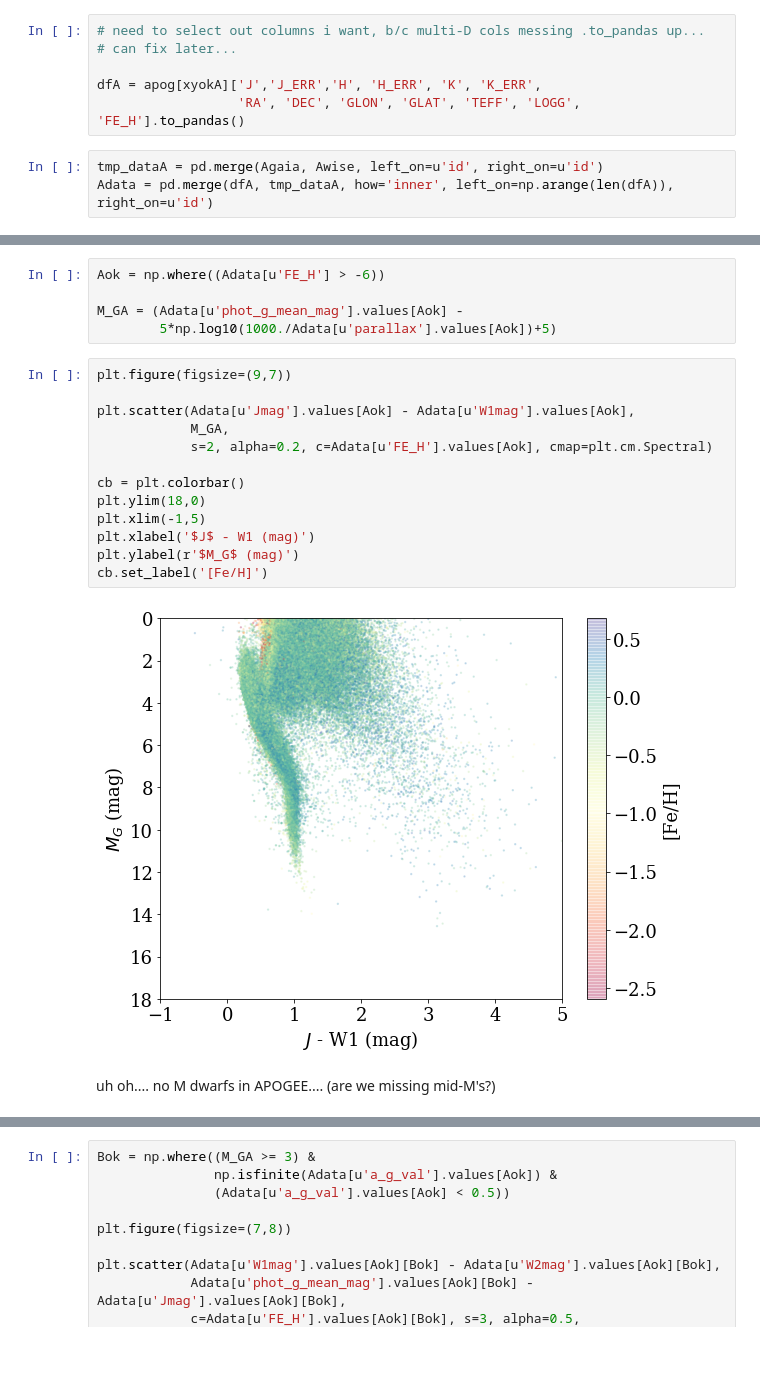
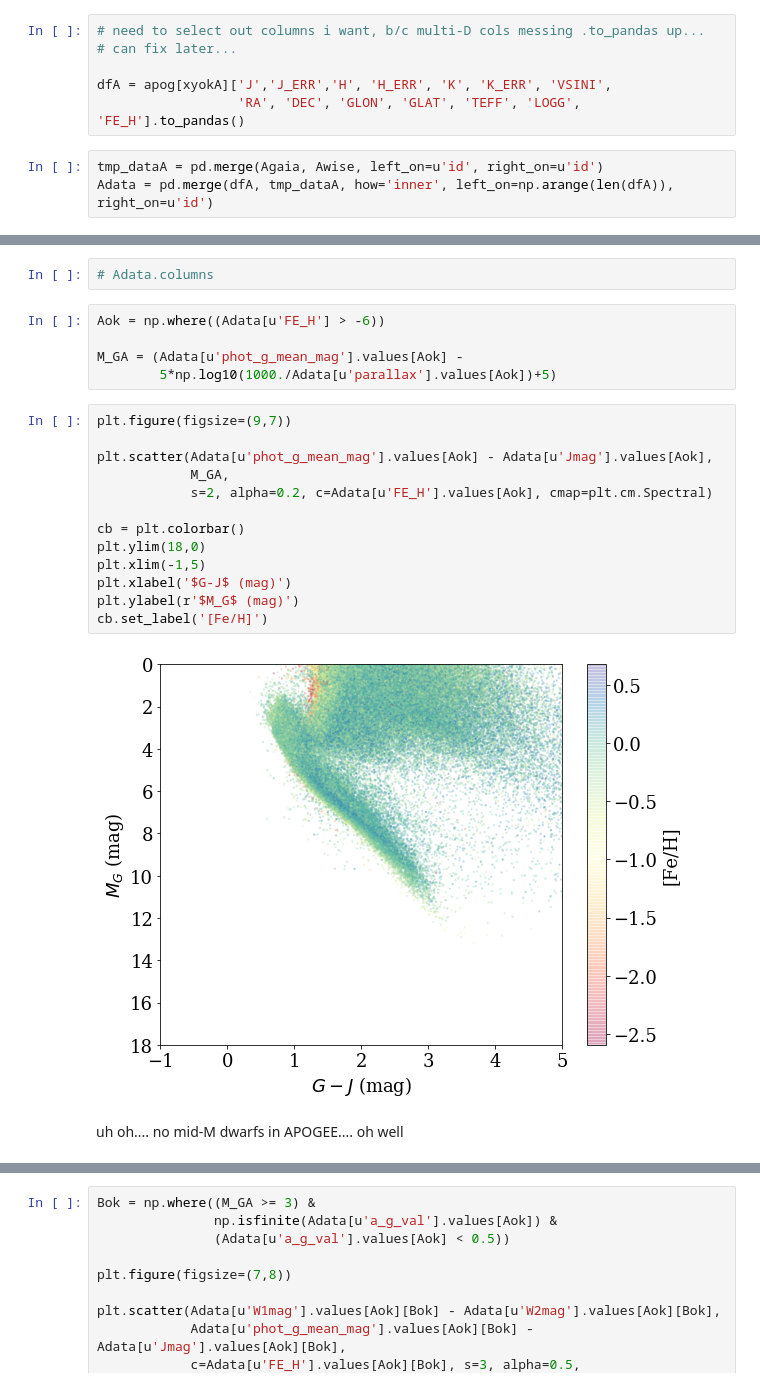
Before and after one commit to jradavenport/GaiaSprint2018, a Jupyter notebook: feh/FeH_explore.ipynb, the cells around one changed output, grey strips where cells are left out. Drawn from its saved outputs; the diff is of its cells as text; blank space fills up the shorter version.

```diff
--- a/feh/FeH_explore.ipynb
+++ b/feh/FeH_explore.ipynb
@@ -270,7 +270,7 @@ Awise = pd.read_csv('/Users/james/Desktop/gaia_tmp/Awise.csv')
 # need to select out columns i want, b/c multi-D cols messing .to_pandas up...
 # can fix later...
 
-dfA = apog[xyokA]['J','J_ERR','H', 'H_ERR', 'K', 'K_ERR',
+dfA = apog[xyokA]['J','J_ERR','H', 'H_ERR', 'K', 'K_ERR', 'VSINI',
                   'RA', 'DEC', 'GLON', 'GLAT', 'TEFF', 'LOGG', 'FE_H'].to_pandas()
 # %%
 tmp_dataA = pd.merge(Agaia, Awise, left_on=u'id', right_on=u'id')
@@ -298,3 +278,5 @@ Index([u'J', u'J_ERR', u'H', u'H_ERR', u'K', u'K_ERR', u'RA', u'DEC', u'GLON',
+# %%
+# Adata.columns
 # %%
 Aok = np.where((Adata[u'FE_H'] > -6))
 
@@ -303,20 +285,20 @@ M_GA = (Adata[u'phot_g_mean_mag'].values[Aok] -
 # %%
 plt.figure(figsize=(9,7))
 
-plt.scatter(Adata[u'Jmag'].values[Aok] - Adata[u'W1mag'].values[Aok],
+plt.scatter(Adata[u'phot_g_mean_mag'].values[Aok] - Adata[u'Jmag'].values[Aok],
             M_GA,
             s=2, alpha=0.2, c=Adata[u'FE_H'].values[Aok], cmap=plt.cm.Spectral)
 
 cb = plt.colorbar()
 plt.ylim(18,0)
 plt.xlim(-1,5)
-plt.xlabel('$J$ - W1 (mag)')
+plt.xlabel('$G-J$ (mag)')
 plt.ylabel(r'$M_G$ (mag)')
 cb.set_label('[Fe/H]')
 # %% [output]
-[figure, old version]
+[figure, new version]
 # %% [markdown]
-uh oh.... no M dwarfs in APOGEE.... (are we missing mid-M's?)
+uh oh.... no mid-M dwarfs in APOGEE.... oh well
 # %%
 plt.figure(figsize=(9,7))
 
```
Also changed, not shown: parts of 7 cells of this notebook.
